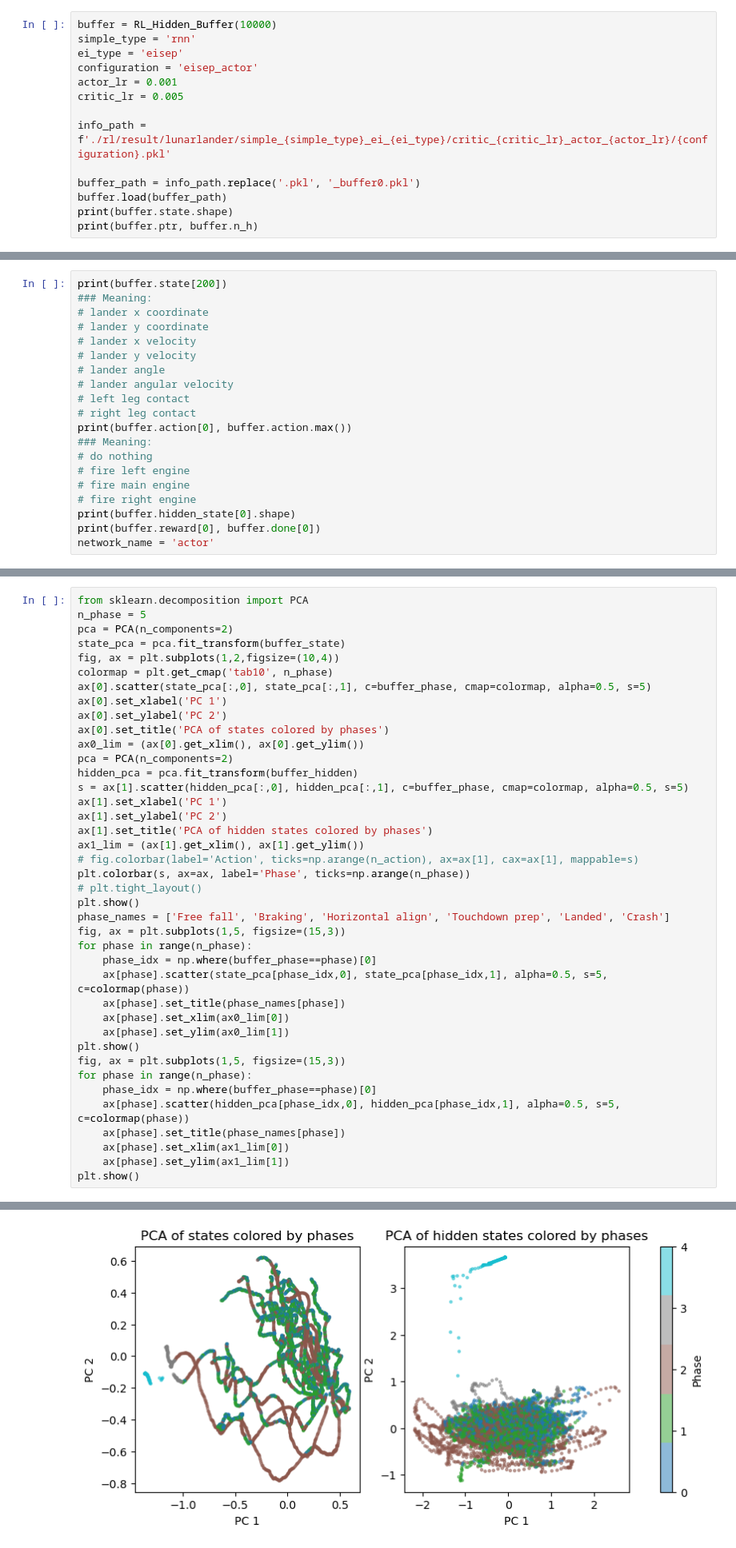
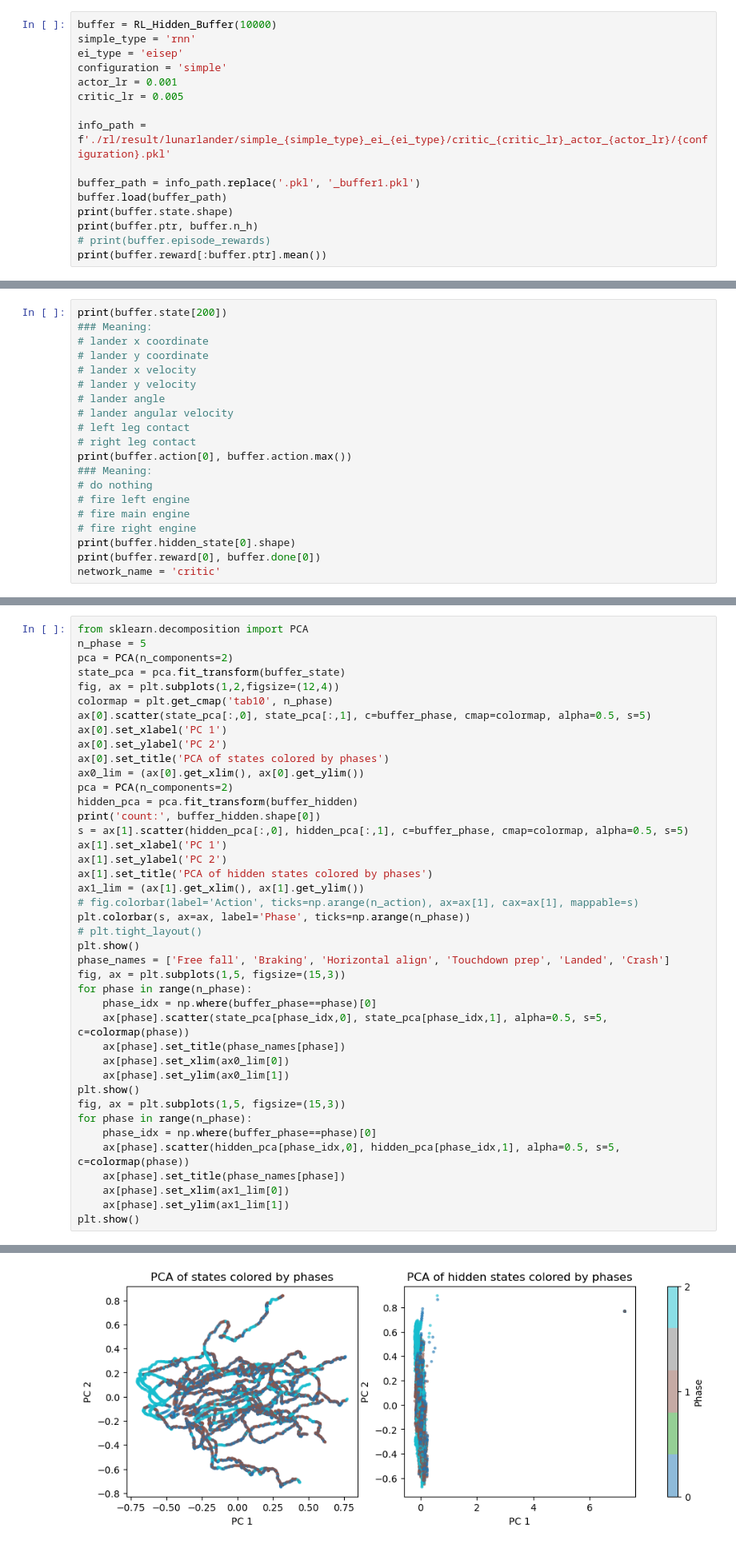
Before and after one commit to NeuroAIHub/EISep, a Jupyter notebook: docs/examples/rl_modularity.ipynb, the cells around one changed output, grey strips where cells are left out. Shown at 80% size. Cells and saved outputs as stored; diff of their text form.

Commit message:
hmm more figures, vector_batch more models, normalized A2C

```diff
--- a/docs/examples/rl_modularity.ipynb
+++ b/docs/examples/rl_modularity.ipynb
@@ -20,14 +20,16 @@ from net.dale_util import RL_Hidden_Buffer
 buffer = RL_Hidden_Buffer(10000)
 simple_type = 'rnn'
 ei_type = 'eisep'
-configuration = 'eisep_actor'
+configuration = 'simple'
 actor_lr = 0.001
 critic_lr = 0.005
 
 info_path = f'./rl/result/lunarlander/simple_{simple_type}_ei_{ei_type}/critic_{critic_lr}_actor_{actor_lr}/{configuration}.pkl'
 
-buffer_path = info_path.replace('.pkl', '_buffer0.pkl')
+buffer_path = info_path.replace('.pkl', '_buffer1.pkl')
 buffer.load(buffer_path)
 print(buffer.state.shape)
 print(buffer.ptr, buffer.n_h)
+# print(buffer.episode_rewards)
+print(buffer.reward[:buffer.ptr].mean())
 # %% [output]
@@ -53,5 +56,5 @@ print(buffer.action[0], buffer.action.max())
 # fire right engine
 print(buffer.hidden_state[0].shape)
 print(buffer.reward[0], buffer.done[0])
-network_name = 'actor'
+network_name = 'critic'
 # %% [output]
@@ -362,7 +449,7 @@ from sklearn.decomposition import PCA
 n_phase = 5
 pca = PCA(n_components=2)
 state_pca = pca.fit_transform(buffer_state)
-fig, ax = plt.subplots(1,2,figsize=(10,4))
+fig, ax = plt.subplots(1,2,figsize=(12,4))
 colormap = plt.get_cmap('tab10', n_phase)
 ax[0].scatter(state_pca[:,0], state_pca[:,1], c=buffer_phase, cmap=colormap, alpha=0.5, s=5)
 ax[0].set_xlabel('PC 1')
@@ -371,6 +458,7 @@ ax[0].set_title('PCA of states colored by phases')
 ax0_lim = (ax[0].get_xlim(), ax[0].get_ylim())
 pca = PCA(n_components=2)
 hidden_pca = pca.fit_transform(buffer_hidden)
+print('count:', buffer_hidden.shape[0])
 s = ax[1].scatter(hidden_pca[:,0], hidden_pca[:,1], c=buffer_phase, cmap=colormap, alpha=0.5, s=5)
 ax[1].set_xlabel('PC 1')
 ax[1].set_ylabel('PC 2')
@@ -401 +490 @@ plt.show()
-[figure, old version]
+[figure, new version]
```
Also changed, not shown: parts of 38 cells of this notebook, 12 other files.
